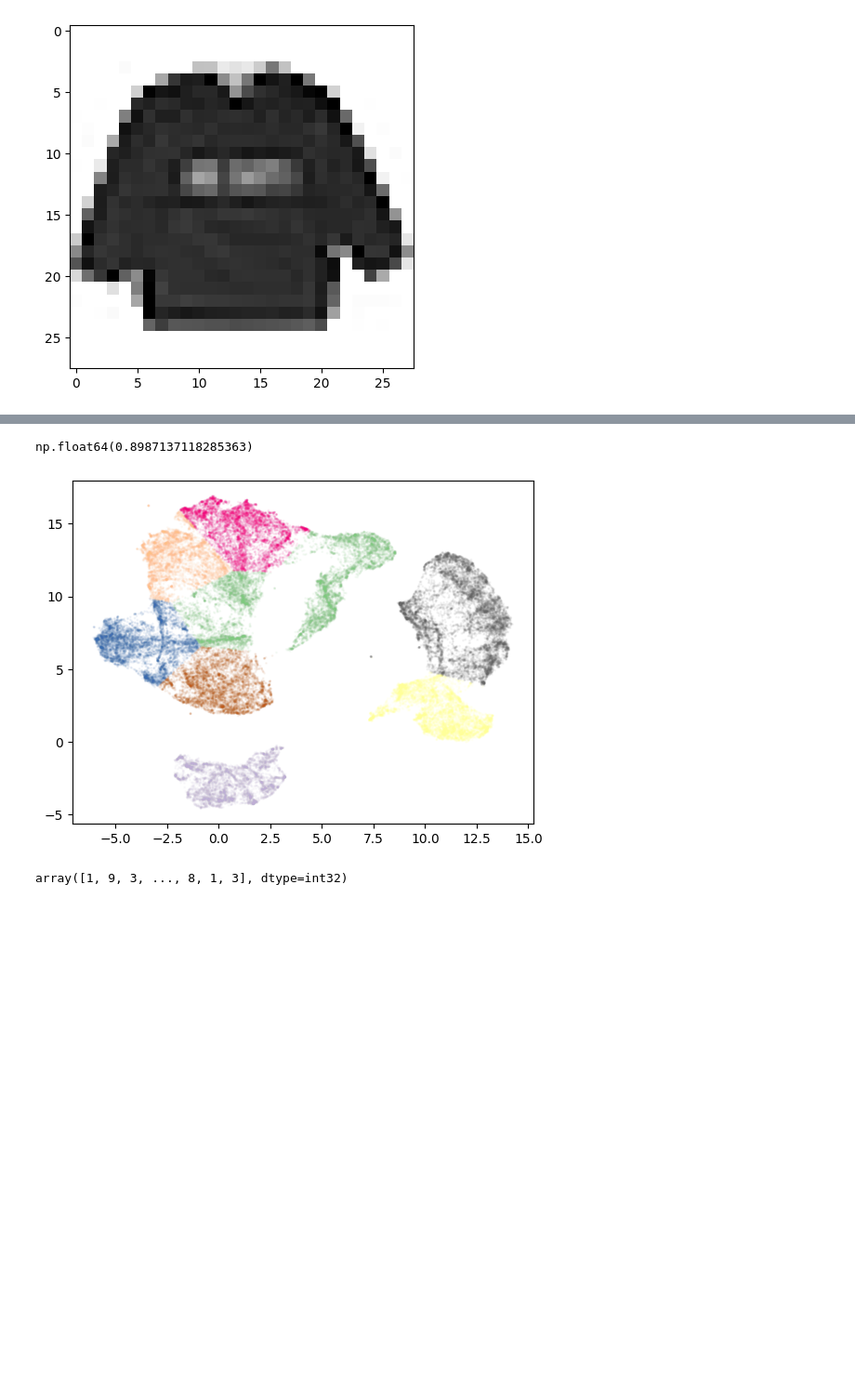
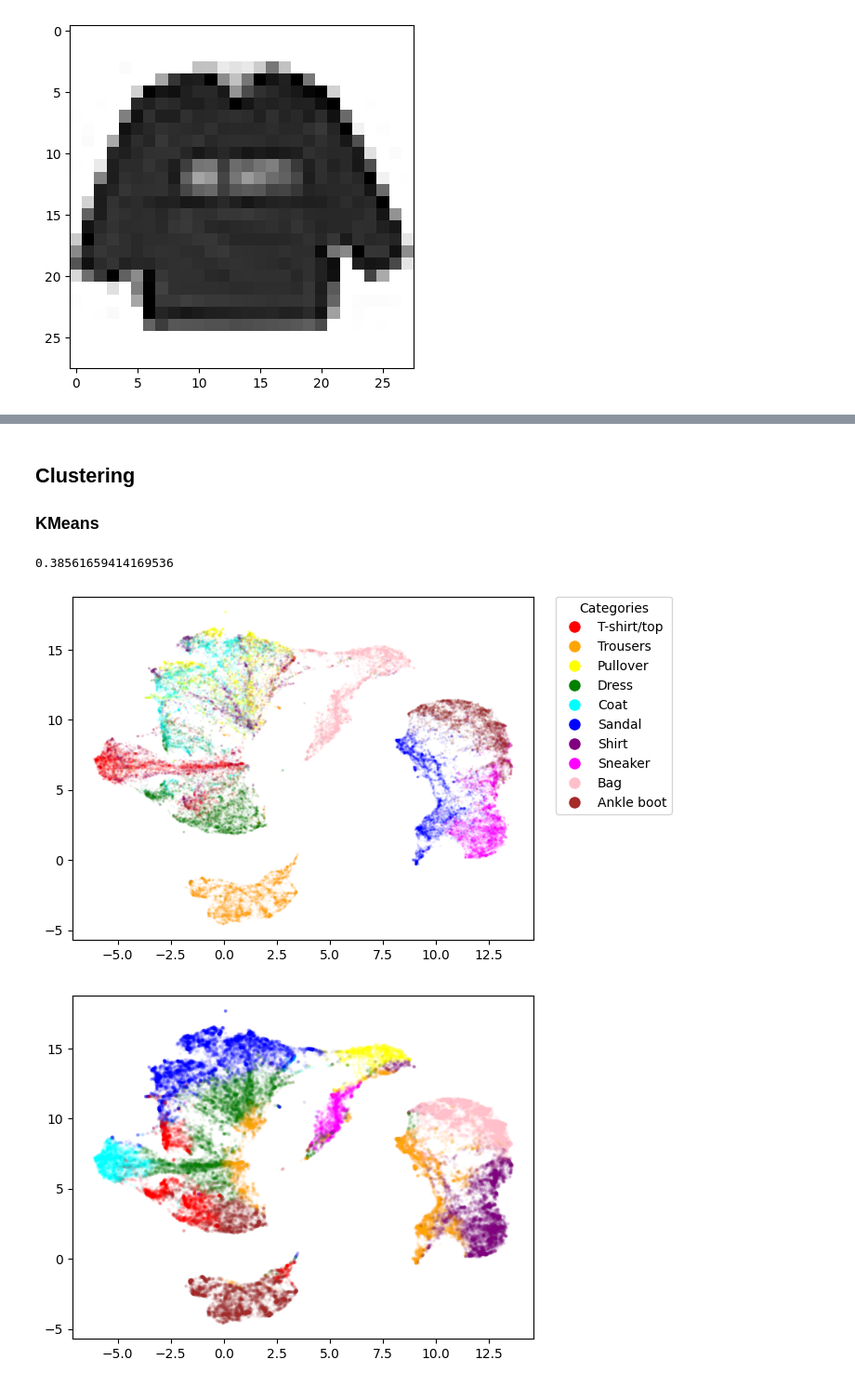
Before and after one commit to frun36/fods-fashion-mnist, a Jupyter notebook: fashion_mnist.ipynb, the cells around one changed output, grey strips where cells are left out. Shown at 93% size. Saved outputs shown, nothing was run; the diff lists cells and outputs as text; code cells hidden in the pictures; blank space fills up the shorter version.

Commit message:
Add DBSCAN, SpectralClustering

```diff
--- a/fashion_mnist.ipynb
+++ b/fashion_mnist.ipynb
@@ -114,19 +179,36 @@ plt.scatter(reduced_tsne[:, 0], reduced_tsne[:, 1], c=df_all['label'][mask], cma
+# %% [markdown]
+## Clustering
+
+### KMeans
 # %%
 from sklearn.cluster import KMeans
-from sklearn.metrics import rand_score
+from sklearn.metrics import adjusted_rand_score, ConfusionMatrixDisplay
+from sklearn.metrics.cluster import contingency_matrix
 
-kmeans = KMeans(n_clusters=10)
-kmeans.fit(reduced_umap)
+df_pick_ratio = 1.0
+df_mask = np.random.choice([True, False], size=len(reduced_pca), p=[df_pick_ratio, 1 - df_pick_ratio])
 
-rand_score(df_all['label'], kmeans.labels_)
+kmeans = KMeans(n_clusters=10, random_state=RS)
+kmeans.fit(reduced_pca)
+
+print(adjusted_rand_score(df_all['label'], kmeans.labels_))
 # %% [output]
-np.float64(0.8987137118285363)
+0.38561659414169536
-# %%
-plt.scatter(reduced_umap[:, 0], reduced_umap[:, 1], c=kmeans.labels_, cmap='Accent', s=1, alpha=0.05)
-plt.show()
-# %% [output]
-[figure, removed]
-# %%
-kmeans.labels_
-# %% [output]
-array([1, 9, 3, ..., 8, 1, 3], dtype=int32)
+# %%
+def plot_clusters(points, cluster_labels, df_mask):
+    colors = ['red', 'orange', 'yellow', 'green', 'cyan', 'blue', 'purple', 'magenta', 'pink', 'brown']
+    cmap = ListedColormap(colors)
+
+    plt.scatter(points[:, 0], points[:, 1], c=cluster_labels[df_mask], cmap=cmap, s=3, alpha=0.04/(np.sum(df_mask)/len(df_mask)))
+    plt.show()
+
+plot_2d(reduced_umap, df_mask)
+plot_clusters(reduced_umap, kmeans.labels_, df_mask)
+
+m = contingency_matrix(df_all['label'], kmeans.labels_)
+disp = ConfusionMatrixDisplay(m)
+disp.plot()
+plt.show()
+# %% [output]
+[figure, added]
+[figure, added]
```
Also changed, not shown: parts of 23 cells of this notebook.
